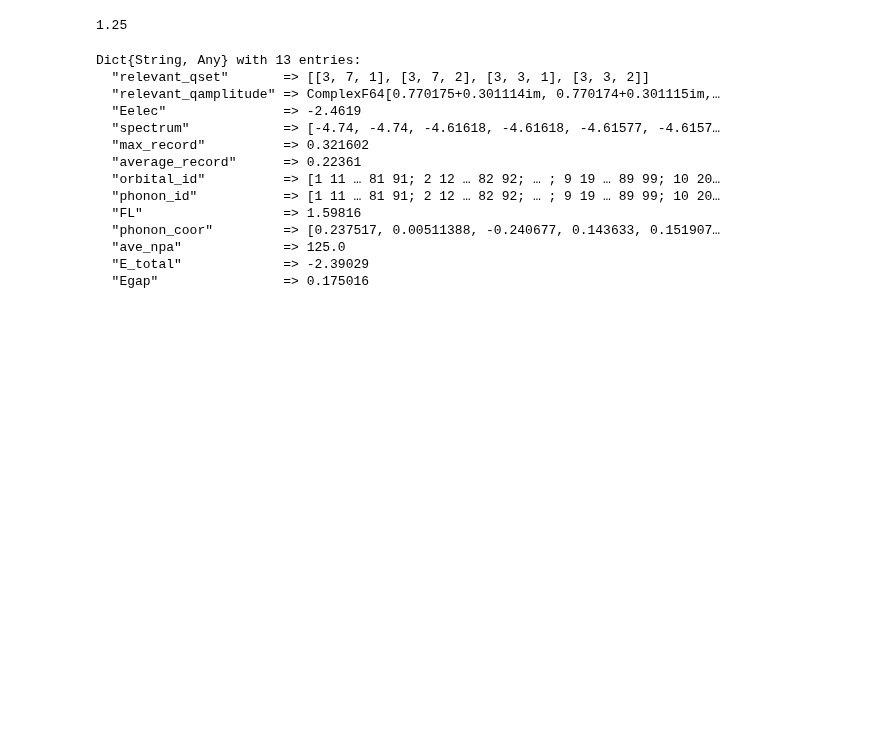
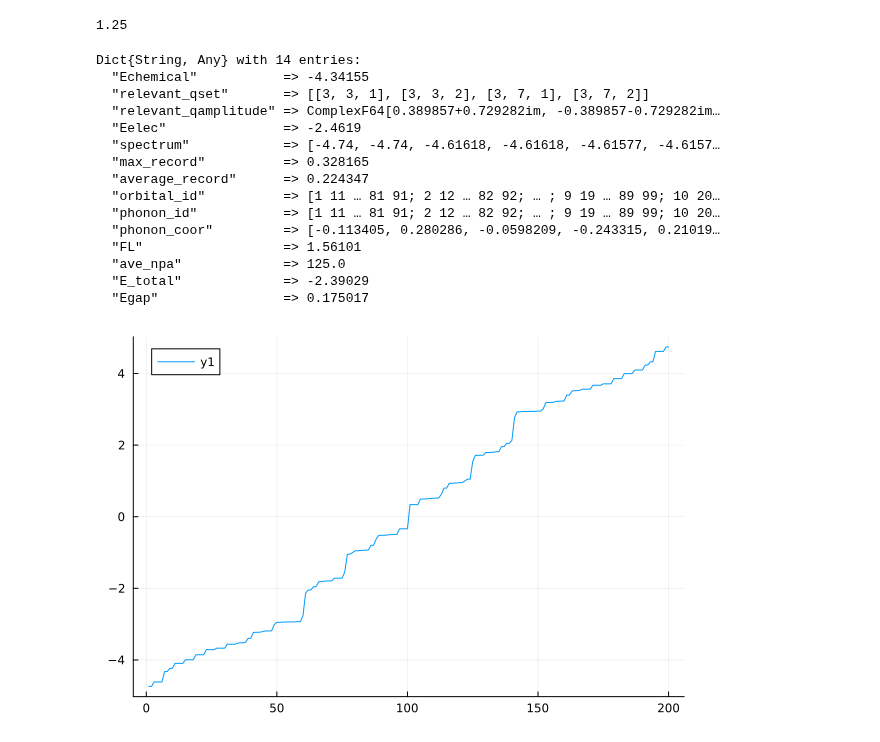
Before and after one commit to ttx002000/HF_Moire, a Jupyter notebook: data_collection/SSH_bidirectional/data_output/test.ipynb, the cells around one changed output. Saved outputs shown, nothing was run; the diff lists cells and outputs as text; code cells hidden in the pictures; blank space fills up the shorter version.

```diff
--- a/data_collection/SSH_bidirectional/data_output/test.ipynb
+++ b/data_collection/SSH_bidirectional/data_output/test.ipynb
@@ -19,19 +19,24 @@ filling=1.25
 # %% [output]
 1.25
 # %%
-st=load("10Nx10Ny0.37tper2.0tpa0.16tNNN-1.2alpha-1.2beta1.0K1.0KNNN1.25filling1try2seed.jld2")
+st=load("10Nx10Ny0.37tper2.0tpa0.16tNNN-1.2alpha-1.2beta1.0K1.0KNNN1.25filling1try1seed.jld2")
 # %% [output]
-Dict{String, Any} with 13 entries:
-  "relevant_qset"       => [[3, 7, 1], [3, 7, 2], [3, 3, 1], [3, 3, 2]]
-  "relevant_qamplitude" => ComplexF64[0.770175+0.301114im, 0.770174+0.301115im,…
+Dict{String, Any} with 14 entries:
+  "Echemical"           => -4.34155
+  "relevant_qset"       => [[3, 3, 1], [3, 3, 2], [3, 7, 1], [3, 7, 2]]
+  "relevant_qamplitude" => ComplexF64[0.389857+0.729282im, -0.389857-0.729282im…
   "Eelec"               => -2.4619
   "spectrum"            => [-4.74, -4.74, -4.61618, -4.61618, -4.61577, -4.6157…
-  "max_record"          => 0.321602
-  "average_record"      => 0.22361
+  "max_record"          => 0.328165
+  "average_record"      => 0.224347
   "orbital_id"          => [1 11 … 81 91; 2 12 … 82 92; … ; 9 19 … 89 99; 10 20…
   "phonon_id"           => [1 11 … 81 91; 2 12 … 82 92; … ; 9 19 … 89 99; 10 20…
-  "FL"                  => 1.59816
-  "phonon_coor"         => [0.237517, 0.00511388, -0.240677, 0.143633, 0.151907…
+  "phonon_coor"         => [-0.113405, 0.280286, -0.0598209, -0.243315, 0.21019…
+  "FL"                  => 1.56101
   "ave_npa"             => 125.0
   "E_total"             => -2.39029
-  "Egap"                => 0.175016
+  "Egap"                => 0.175017
+# %%
+plot(st["spectrum"])
+# %% [output]
+[figure, added]
```
Also changed, not shown: parts of 13 cells of this notebook, 2 other files.
